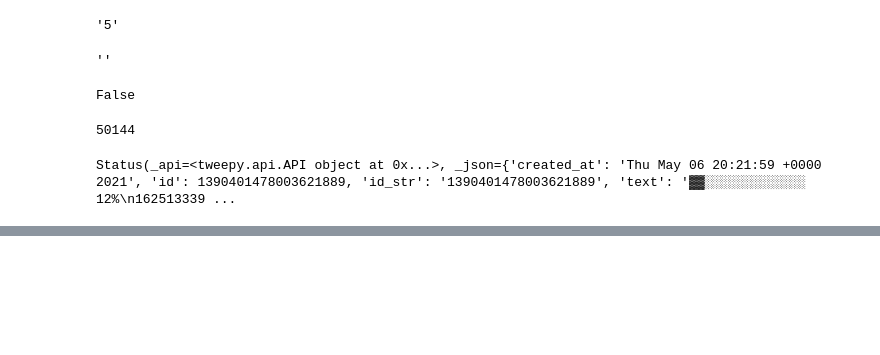
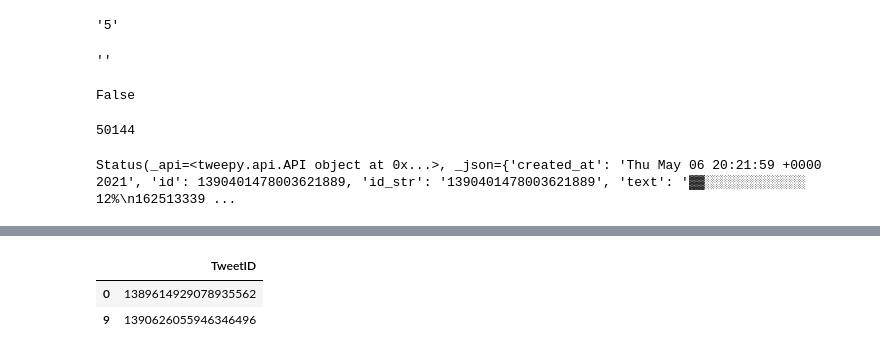
Before and after one commit to swiftlysingh/GetMySlot, a Jupyter notebook: getmyslot.ipynb, the cells around one changed output, grey strips where cells are left out. Cells and saved outputs as stored; diff of their text form; code cells hidden in the pictures; blank space fills up the shorter version.

```diff
--- a/getmyslot.ipynb
+++ b/getmyslot.ipynb
@@ -253,0 +301,2 @@ Status(_api=<tweepy.api.API object at 0x...>, _json={'created_at': 'Thu May 06 2
+# %%
+tweetIDs = coDF.loc[(df["Age"]==45) & (coDF["Pin"]==110021),["TweetID"]]
@@ -253,0 +323,6 @@ Status(_api=<tweepy.api.API object at 0x...>, _json={'created_at': 'Thu May 06 2
+# %%
+tweetIDs
+# %% [output]
+|  | TweetID |
+| 0 | 1389614929078935562 |
+| 9 | 1390626055946346496 |
```
Also changed, not shown: parts of 8 cells of this notebook, 2 other files.
